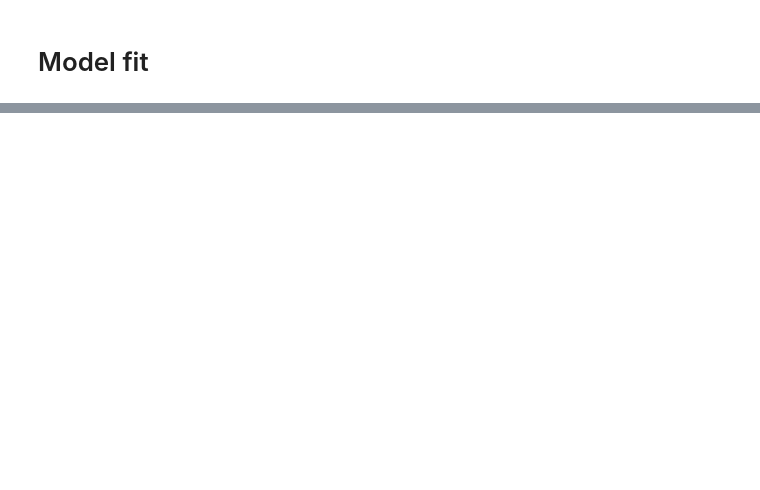
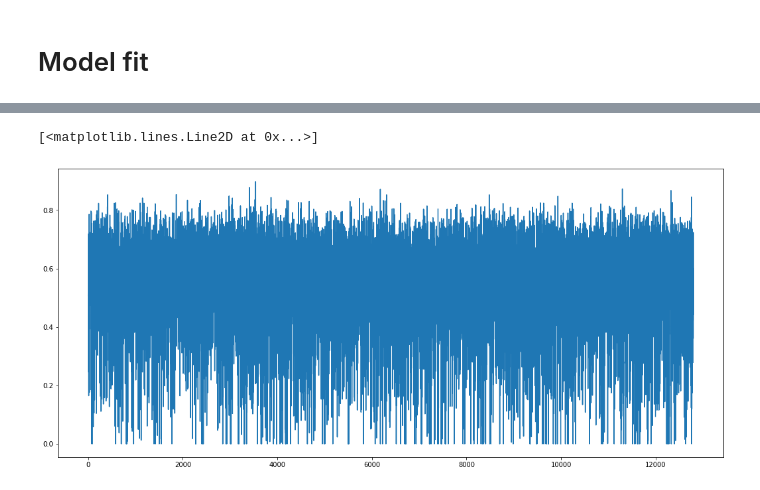
Before and after one commit to ssizova/2dClassification_for_seismics, a Jupyter notebook: seismics_reading.ipynb, the cells around one changed output, grey strips where cells are left out. Cells and saved outputs as stored; diff of their text form; code cells hidden in the pictures; blank space fills up the shorter version.

```diff
--- a/seismics_reading.ipynb
+++ b/seismics_reading.ipynb
@@ -257,0 +262,12 @@ imgplot3 = plt.imshow(mask_test,interpolation='nearest',aspect=1,cmap=plt.cm.gra
+# %%
+iou = []
+for i in range(y.shape[0]):
+    target = y_test[i]
+    prediction = y[i]
+    prediction = np.around((prediction) * 255).astype(np.uint8)
+    x, prediction = cv2.threshold(prediction, 110, 255, cv2.THRESH_BINARY)
+    intersection = np.logical_and(target, prediction)
+    union = np.logical_or(target, prediction)
+    iou_score = np.sum(intersection) / np.sum(union)
+    iou.append(iou_score)
+    print(iou_score)
@@ -257,0 +309,6 @@ imgplot3 = plt.imshow(mask_test,interpolation='nearest',aspect=1,cmap=plt.cm.gra
+# %%
+plt.figure(figsize=(18,8))
+plt.plot(iou)
+# %% [output]
+[<matplotlib.lines.Line2D at 0x...>]
+[figure, added]
```
Also changed, not shown: parts of 11 cells of this notebook.
